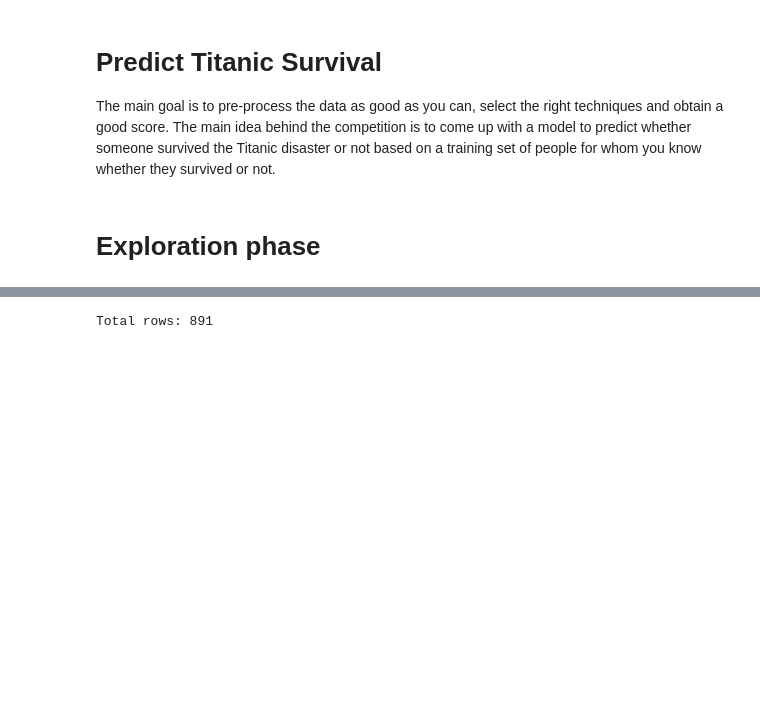
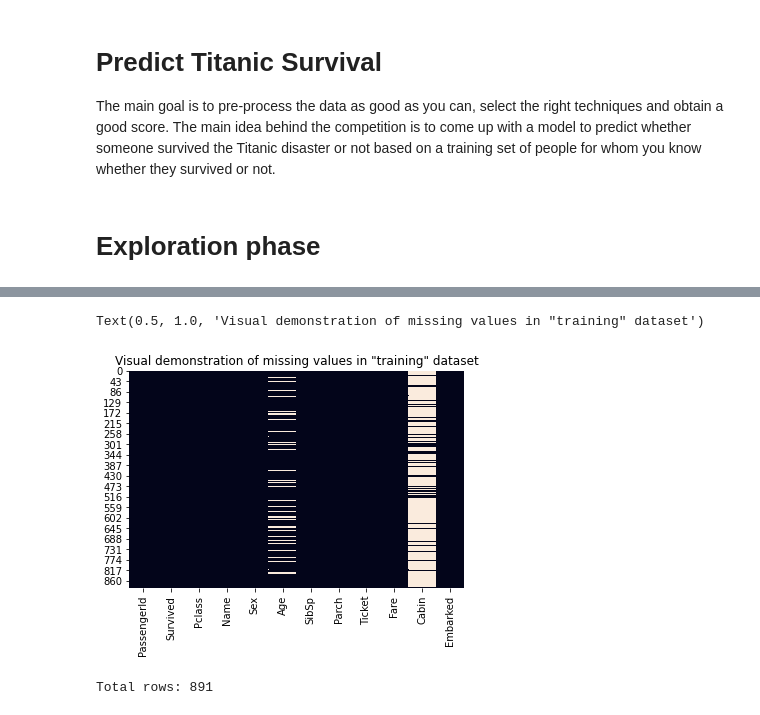
Before and after one commit to sandergs92/dmt-assignment-1, a Jupyter notebook: assignment_2/notebook_2.ipynb, the cells around one changed output, grey strips where cells are left out. Drawn from its saved outputs; the diff is of its cells as text; code cells hidden in the pictures; blank space fills up the shorter version.

Commit message:
Models and visualisation

```diff
--- a/assignment_2/notebook_2.ipynb
+++ b/assignment_2/notebook_2.ipynb
@@ -33,6 +36,12 @@ df.head()
 | 2 | 3 | 1 | 3 | Heikkinen, Miss. Laina | female | 26.0 | 0 | 0 | STON/O2. 3101282 | 7.9250 | ... |
 | 3 | 4 | 1 | 1 | Futrelle, Mrs. Jacques Heath (Lil... | female | 35.0 | 1 | 0 | 113803 | 53.1000 | ... |
 | 4 | 5 | 0 | 3 | Allen, Mr. William Henry | male | 35.0 | 0 | 0 | 373450 | 8.0500 | ... |
+# %%
+"""This could be used to visually demonstrate (in the report) how important it was to predict the age groups of passangers."""
+sns.heatmap(df.isnull(), cbar = False).set_title('Visual demonstration of missing values in "training" dataset')
+# %% [output]
+Text(0.5, 1.0, 'Visual demonstration of missing values in "training" dataset')
+[figure, added]
 # %%
 print('Total rows: {}'.format(df.shape[0]))
 # %% [output]
```
Also changed, not shown: parts of 26 cells of this notebook.
